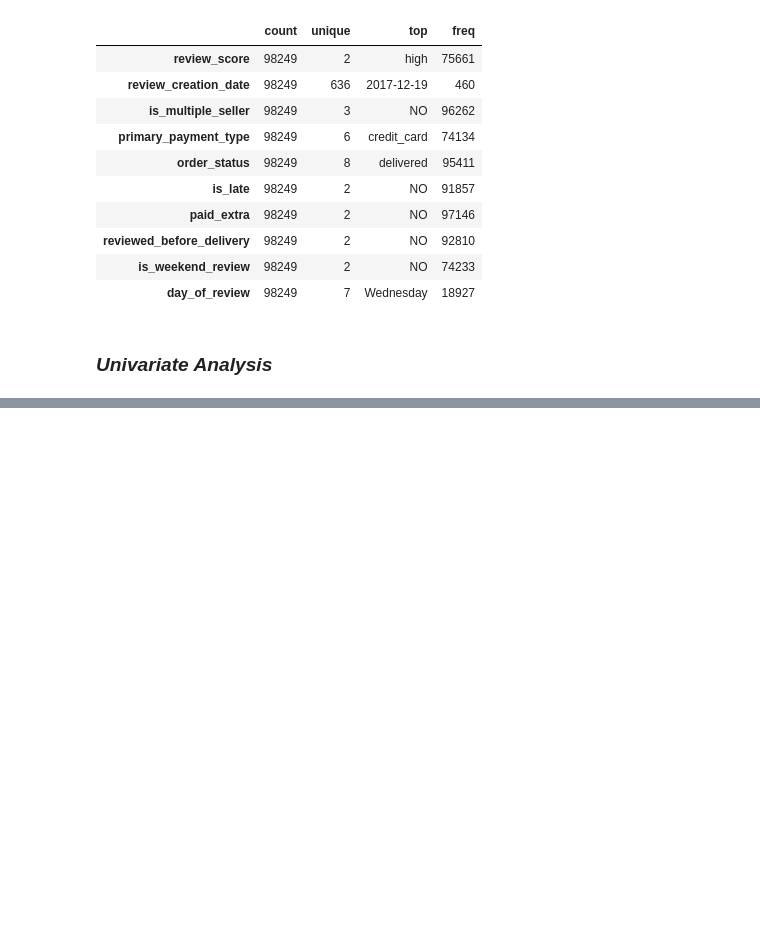
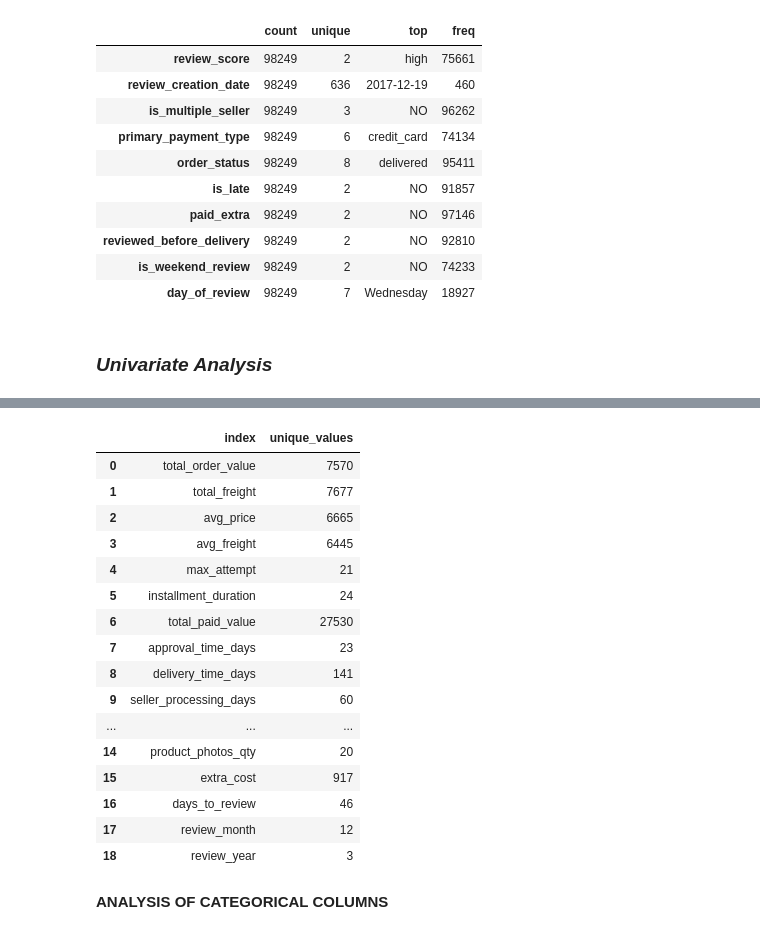
Before and after one commit to IamRaNo/data-analytics-projects, a Jupyter notebook: inside_olist_review_analysis/jupyter_notebooks/04_analysis.ipynb, the cells around one changed output, grey strips where cells are left out. Saved outputs shown, nothing was run; the diff lists cells and outputs as text; code cells hidden in the pictures; blank space fills up the shorter version.

```diff
--- a/inside_olist_review_analysis/jupyter_notebooks/04_analysis.ipynb
+++ b/inside_olist_review_analysis/jupyter_notebooks/04_analysis.ipynb
@@ -242,4 +212,0 @@ data['total_unique_products'].value_counts().div(len(data)).mul(100).round(2).re
-# %%
-bins = [-1, 0, 1, 100]
-labels = ['NONE', 'SINGLE', 'MULTIPLE']
-data['total_unique_products'] = pd.cut(data['total_unique_products'], bins=bins, labels=labels)
@@ -280,4 +212,0 @@ data['total_items'].value_counts().div(len(data)).mul(100).round(2).reset_index(
-# %%
-bins = [-1, 0, 1, 100]
-labels = ['NONE', 'SINGLE', 'MULTIPLE']
-data['total_items'] = pd.cut(data['total_items'], bins=bins, labels=labels)
@@ -305,0 +215,2 @@ plt.show()
+# %%
+num_cols = data.select_dtypes(include ='number').columns.values.tolist()
@@ -305,0 +230,22 @@ plt.show()
+# %%
+data[num_cols].nunique().reset_index(name = 'unique_values')
+# %% [output]
+|  | index | unique_values |
+| 0 | total_order_value | 7570 |
+| 1 | total_freight | 7677 |
+| 2 | avg_price | 6665 |
+| 3 | avg_freight | 6445 |
+| 4 | max_attempt | 21 |
+| 5 | installment_duration | 24 |
+| 6 | total_paid_value | 27530 |
+| 7 | approval_time_days | 23 |
+| 8 | delivery_time_days | 141 |
+| 9 | seller_processing_days | 60 |
+| ... | ... | ... |
+| 14 | product_photos_qty | 20 |
+| 15 | extra_cost | 917 |
+| 16 | days_to_review | 46 |
+| 17 | review_month | 12 |
+| 18 | review_year | 3 |
+# %% [markdown]
+**ANALYSIS OF CATEGORICAL COLUMNS**
```
Also changed, not shown: parts of 18 cells of this notebook, 1 other file.
